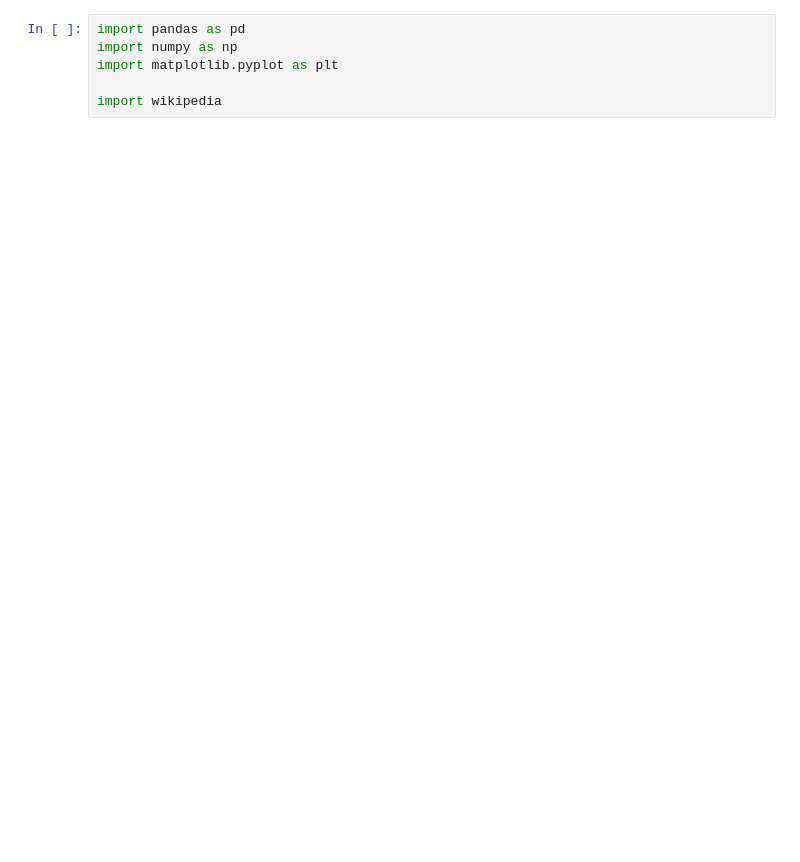
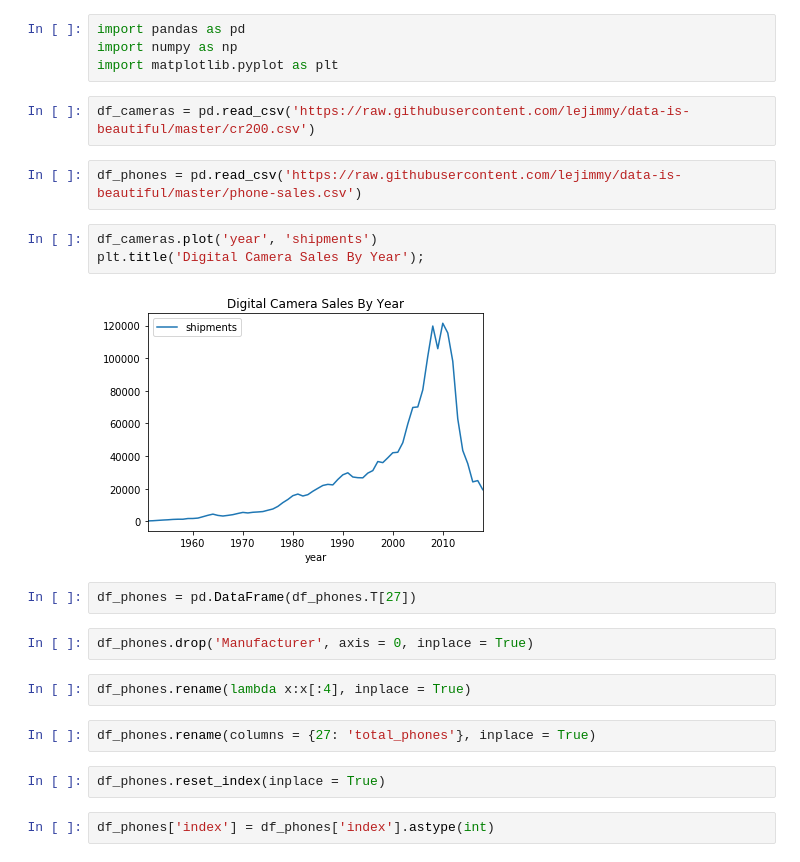
Before and after one commit to 0xjimm/data-is-beautiful, a Jupyter notebook: Smartphones_Impact.ipynb, the cells around one changed output. Cells and saved outputs as stored; diff of their text form; blank space fills up the shorter version.

Commit message:
Initial visualizations

```diff
--- a/Smartphones_Impact.ipynb
+++ b/Smartphones_Impact.ipynb
@@ -20,5 +2,24 @@ Successfully installed wikipedia-1.4.0
 import pandas as pd
 import numpy as np
 import matplotlib.pyplot as plt
-
-import wikipedia
+# %%
+df_cameras = pd.read_csv('https://raw.githubusercontent.com/lejimmy/data-is-beautiful/master/cr200.csv')
+# %%
+df_phones = pd.read_csv('https://raw.githubusercontent.com/lejimmy/data-is-beautiful/master/phone-sales.csv')
+# %%
+df_cameras.plot('year', 'shipments')
+plt.title('Digital Camera Sales By Year');
+# %% [output]
+[figure, added]
+# %%
+df_phones = pd.DataFrame(df_phones.T[27])
+# %%
+df_phones.drop('Manufacturer', axis = 0, inplace = True)
+# %%
+df_phones.rename(lambda x:x[:4], inplace = True)
+# %%
+df_phones.rename(columns = {27: 'total_phones'}, inplace = True)
+# %%
+df_phones.reset_index(inplace = True)
+# %%
+df_phones['index'] = df_phones['index'].astype(int)
```
Also changed, not shown: parts of 15 cells of this notebook, 1 other file.
